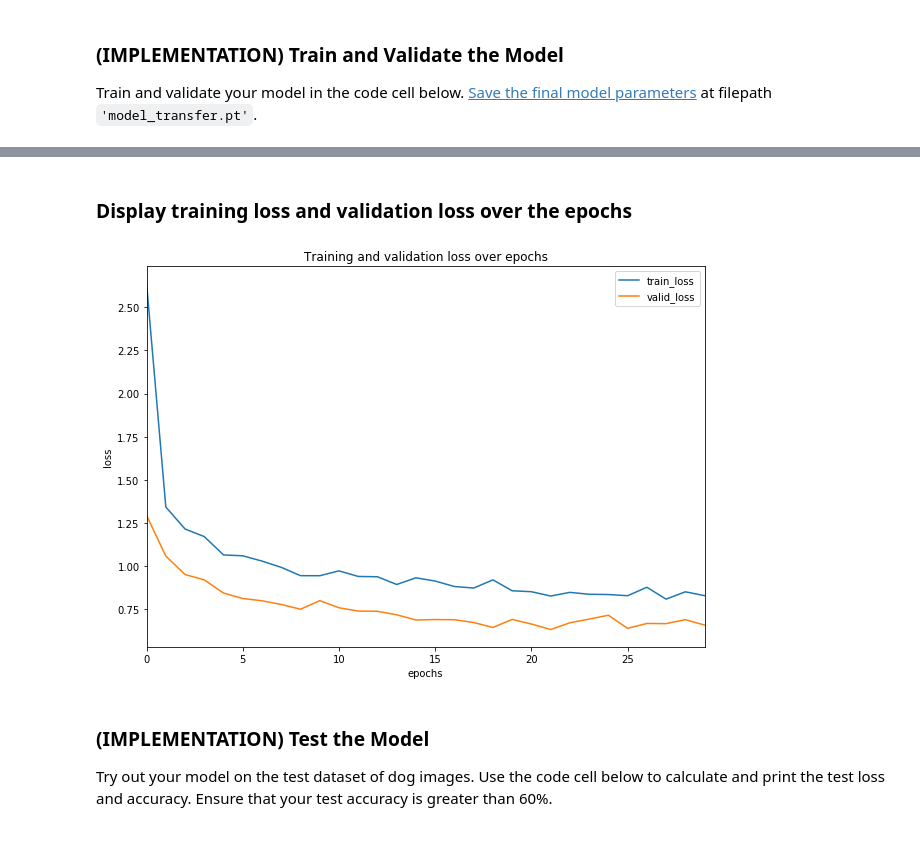
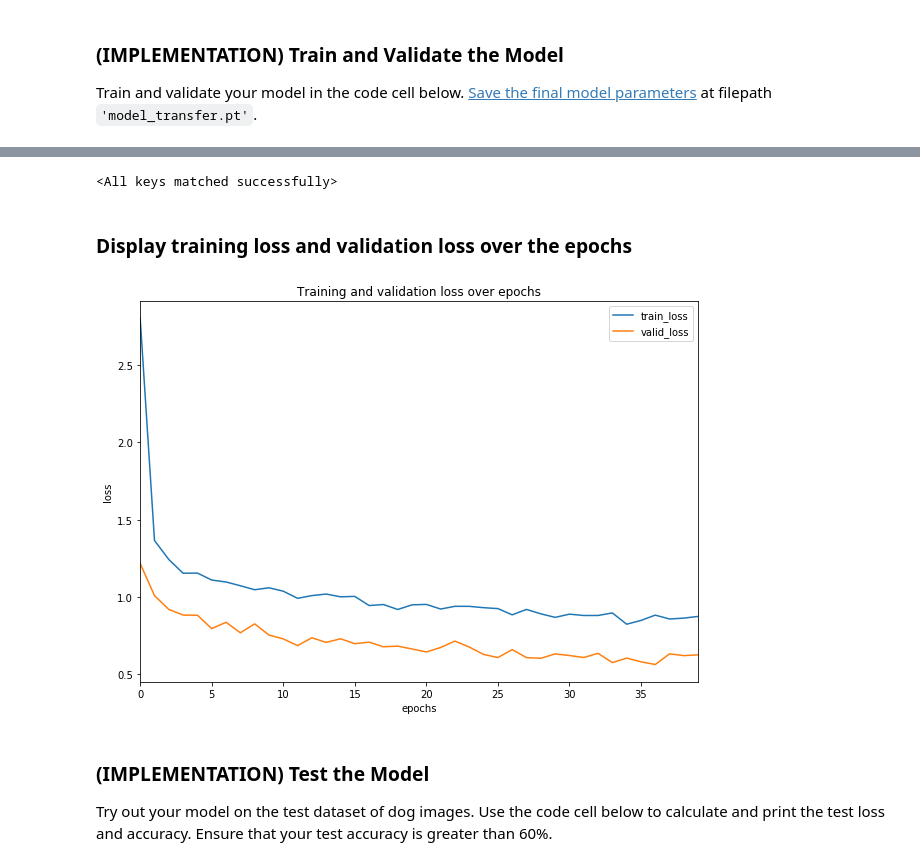
Before and after one commit to BayTown/UD-MLND-Dog-Breed-Classifier, a Jupyter notebook: dog_app.ipynb, the cells around one changed output, grey strips where cells are left out. Saved outputs shown, nothing was run; the diff lists cells and outputs as text; code cells hidden in the pictures.

Commit message:
Testing new model architecture

```diff
--- a/dog_app.ipynb
+++ b/dog_app.ipynb
@@ -795,22 +795,21 @@ import torchvision.models as models
 import torch.nn as nn
 
 # Load the pretrained ResNeXt101-Model from pytorch
-model_transfer = models.resnext50_32x4d(pretrained=True)
+model_transfer = models.resnext101_32x8d(pretrained=True)
 # Add a Dropout layer
 model_transfer.add_module('drop', nn.Dropout(0.3))
 # Add a fully-connected layer - This will be the last layer
 model_transfer.add_module('fc1', nn.Linear(in_features=1000, out_features=133, bias=True))
-
 # Freeze training for all parameters
 for param in model_transfer.parameters():
     param.requires_grad = False
 
-# Replacing the last 3 layers for fine tuning
+# Replacing the last module/layer and add a sequential container with fc-layers, relu and dropout for fine tuning
 # Parameters of newly constructed modules have requires_grad=True by default
-model_transfer.fc = nn.Linear(2048, 1000, bias=True)
-model_transfer.drop = nn.Dropout(0.3)
-model_transfer.fc1 = nn.Linear(in_features=1000, out_features=133, bias=True)
-
+model_transfer.fc = nn.Sequential(nn.Linear(2048, 1024), # Add the first fully-connected (fc) layer
+                                  nn.ReLU(),             # Add a Relu function
+                                  nn.Dropout(0.3),       # Add a Dropout layer
+                                  nn.Linear(1024, 133))  # Add a fully-connected layer - This will be the last layer this 133 output neurons
 
 if use_cuda:
     model_transfer = model_transfer.cuda()
@@ -868,7 +871,7 @@ Source: [stochastic-gradient-descent-with-momentum](https://towardsdatascience.c
 Train and validate your model in the code cell below.  [Save the final model parameters](http://pytorch.org/docs/master/notes/serialization.html) at filepath `'model_transfer.pt'`.
 # %%
 # Define number of epochs
-n_epochs = 30
+n_epochs = 40
 # train the model
-model_transfer, df_hist = train(n_epochs, loaders_transfer, model_transfer, optimizer_transfer, criterion_transfer, use_cuda, 'model_transfer.pt')
+model_transfer, df_hist = train(n_epochs, loaders_transfer, model_transfer, optimizer_transfer, criterion_transfer, use_cuda, 'model_transfer_resnext101.pt')
 # %% [output]
@@ -892,23 +898,24 @@ Epoch: 30       Training Loss: 0.827125         Validation Loss: 0.656516
 # %%
-
 # load the model that got the best validation accuracy (uncomment the line below)
-model_transfer.load_state_dict(torch.load('model_transfer.pt'))
+model_transfer.load_state_dict(torch.load('model_transfer_resnext101.pt'))
+# %% [output]
+<All keys matched successfully>
 # %% [markdown]
 ### Display training loss and validation loss over the epochs
 # %%
 # Save the history direct after training
-df_hist.to_csv('history_training_transfer_resnext50.csv', header=True)
+df_hist.to_csv('history_training_transfer_resnext101.csv', header=True)
 # Convert tensor values to float values in the Dataframe
 #for index, row in df_hist.iterrows():
 #    row['train_loss'] = row['train_loss'].item()
 #    row['valid_loss'] = row['valid_loss'].item()
-df_hist = pd.read_csv('history_training_transfer_resnext50.csv', index_col=0)
+df_hist = pd.read_csv('history_training_transfer_resnext101.csv', index_col=0)
 fig = df_hist.plot(figsize=(10,7), title='Training and validation loss over epochs')
 fig.set_xlabel('epochs')
 fig.set_ylabel('loss')
-fig.get_figure().savefig('plots/chart_train_loss_transfer_resnext50.png')
+fig.get_figure().savefig('plots/chart_train_loss_transfer_resnext101.png')
 # %% [output]
-[figure, old version]
+[figure, new version]
 # %% [markdown]
 ### (IMPLEMENTATION) Test the Model
 
```
Also changed, not shown: parts of 7 cells of this notebook, 3 other files.
